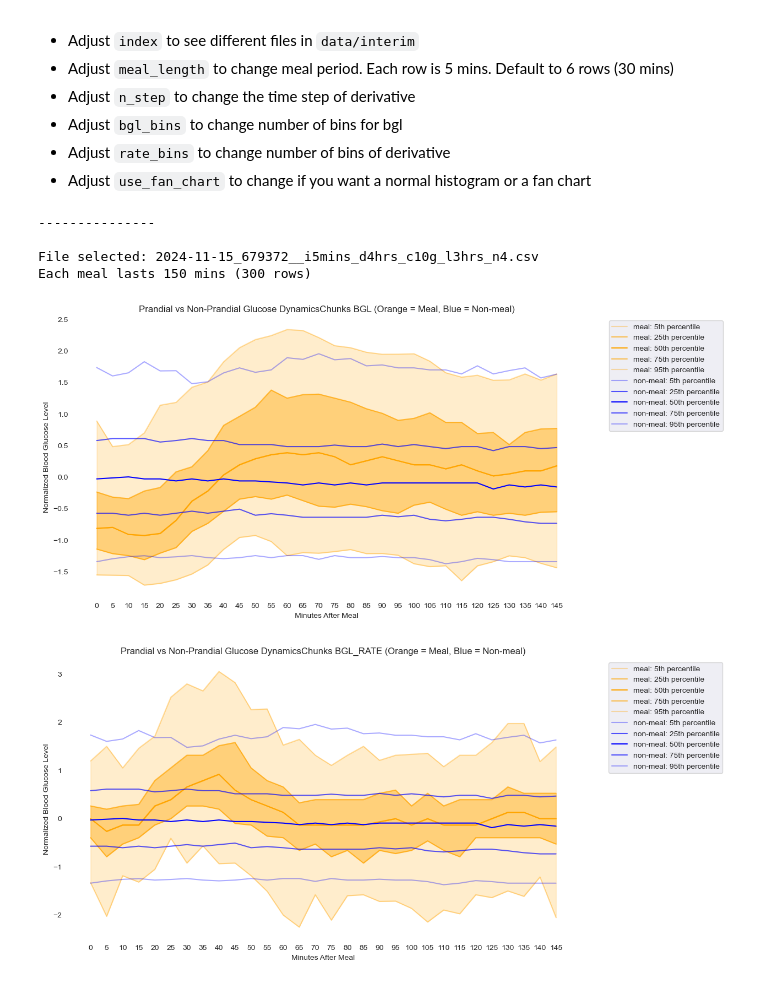
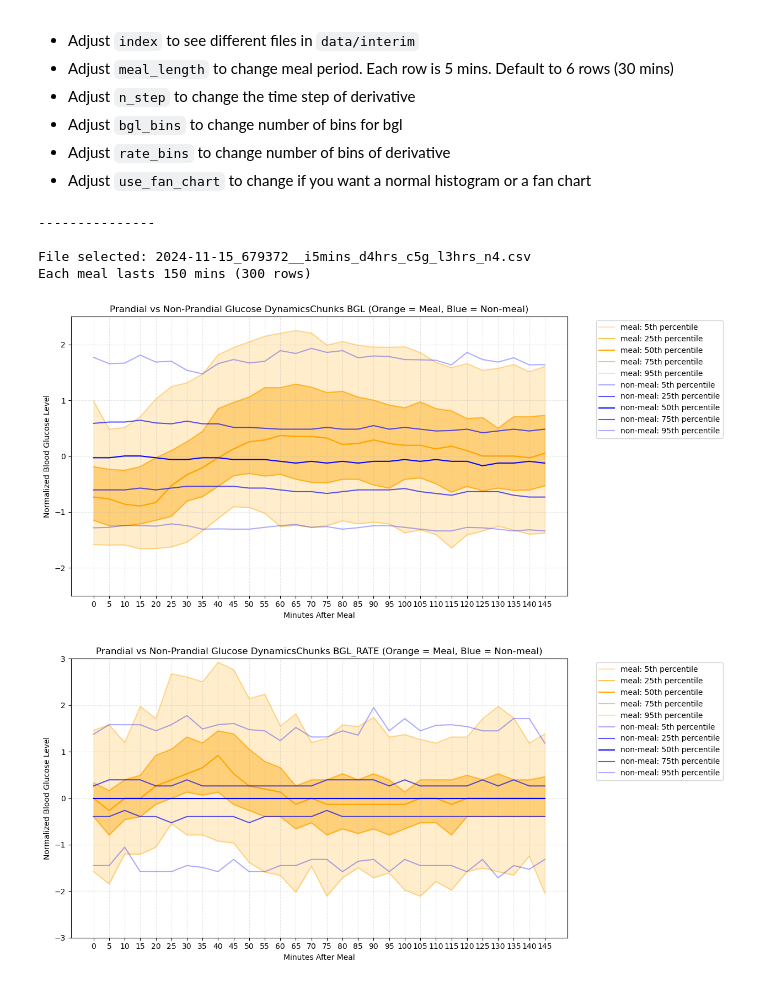
Before and after one commit to RobotPsychologist/bg_control, a Jupyter notebook: 0_meal_identification/meal_identification/notebooks/1.04-tc-change-point-plot.ipynb, the cells around one changed output. Cells and saved outputs as stored; diff of their text form; code cells hidden in the pictures.

```diff
--- a/0_meal_identification/meal_identification/notebooks/1.04-tc-change-point-plot.ipynb
+++ b/0_meal_identification/meal_identification/notebooks/1.04-tc-change-point-plot.ipynb
@@ -189,12 +189,13 @@ def plot_histograms(df: pd.DataFrame, file, bgl_bins=30, rate_bins=20):
     print(f"\nNumber of meal rows: {len(meal_df)}")
     print(f"Number of non-meal rows: {len(non_meal_df)}")
 
-def plot_fan_chart(chunks: list[pd.DataFrame], column='bgl'):
+
+def plot_fan_chart(chunks: list[pd.DataFrame], ylim: tuple[float, float], column='bgl'):
     meal_plot = []
     non_meal_plot = []
     chunk_length = len(chunks[0])
     for chunk in chunks:
-        meal_plot.append(chunk[column]) if 'ANNOUNCE_MEAL' in chunk['msg_type'].values else non_meal_plot.append(chunk['bgl'])
+        meal_plot.append(chunk[column]) if 'ANNOUNCE_MEAL' in chunk['msg_type'].values else non_meal_plot.append(chunk[column])
 
     meal_plot = np.array(meal_plot)
     non_meal_plot = np.array(non_meal_plot)
@@ -231,7 +232,8 @@ def plot_fan_chart(chunks: list[pd.DataFrame], column='bgl'):
     ax.set_xticks(xticks)
     ax.set_xticklabels(xticks * 5)
     ax.set_facecolor('white')
-
+    ax.set_ylim(ylim)
+    ax.grid(True, linestyle='--', alpha=0.3)
     ax.legend(bbox_to_anchor=(1.05, 1), loc='upper left')
 
     # Adjust layout to make room for the legend
@@ -250,35 +252,35 @@ def plot_fan_chart(chunks: list[pd.DataFrame], column='bgl'):
 index = -4
 meal_length = 30
 n_step = 1
 bgl_bins = 50
 rate_bins = 40
 use_fan_chart = True
 
 # Choose an index of the file
 csv_files = [f for f in os.listdir('../data/interim') if f.endswith('.csv')]
 # print("csv files: ", csv_files)
 
 
 print('---------------\n')
 file = csv_files[index]
 # Or use the file name directly
 # file = '2024-11-18_adu001__i5mins_d4hrs_c5g_l3hrs_n3.csv'
 print(f"File selected: {file}")
 df = load_data(file)
 
 normalized_df = generate_meal_periods(df, meal_length=meal_length, n_steps=1)
 chunks = to_chunk(normalized_df, meal_length=meal_length)
 
 # use only one because graphs are quite expensive to generate
 if use_fan_chart:
-    plot_fan_chart(chunks, column = 'bgl')
-    plot_fan_chart(chunks, column = 'bgl_rate')
+    plot_fan_chart(chunks, ylim=[-2.5,2.5], column = 'bgl')
+    plot_fan_chart(chunks, ylim=[-3,3], column = 'bgl_rate')
 else:
     plot_histograms(normalized_df, file, bgl_bins=50, rate_bins=50)
 # %% [output]
 ---------------
 
-File selected: 2024-11-15_679372__i5mins_d4hrs_c10g_l3hrs_n4.csv
+File selected: 2024-11-15_679372__i5mins_d4hrs_c5g_l3hrs_n4.csv
 Each meal lasts 150 mins (300 rows)
-[figure, old version]
+[figure, new version]
-[figure, old version]
+[figure, new version]
```
